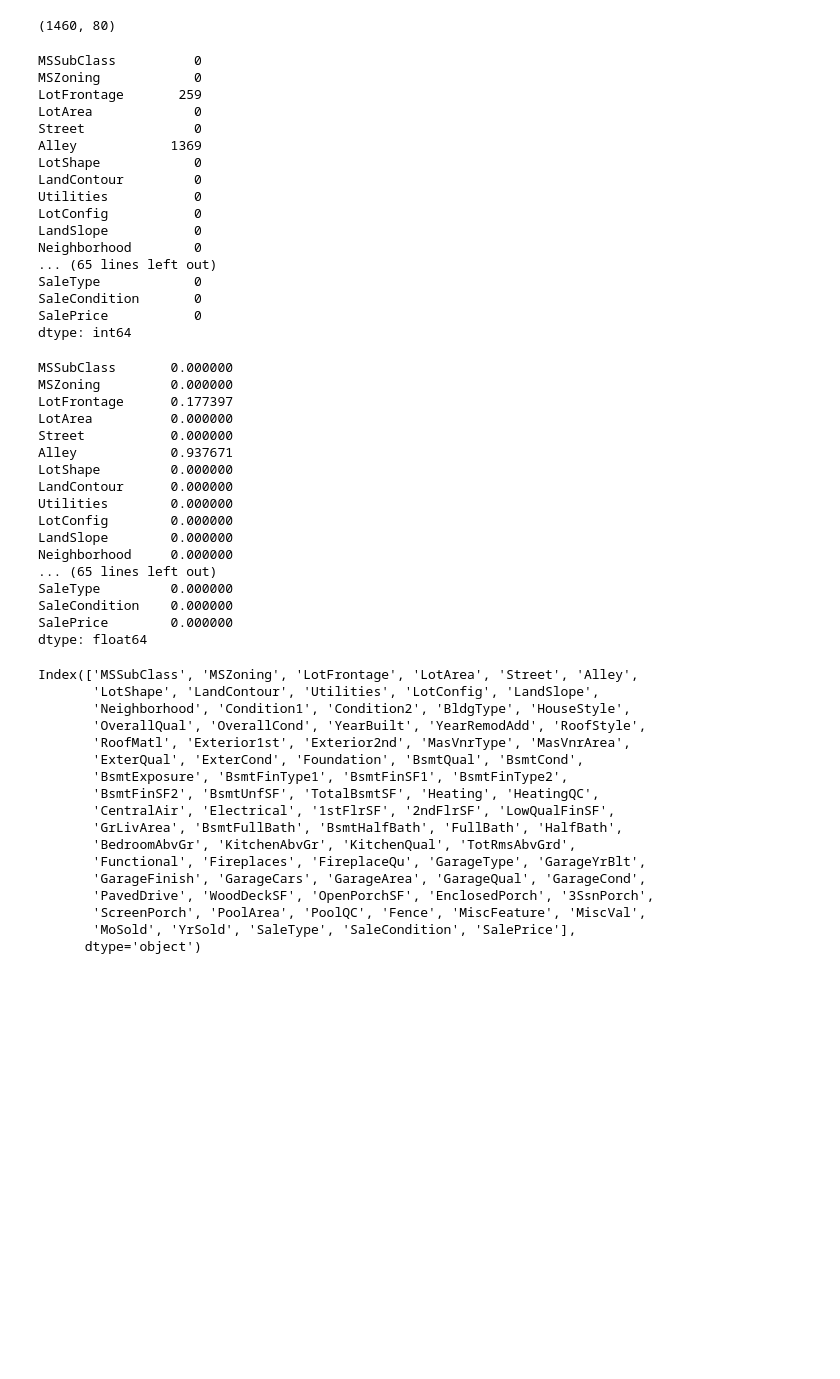
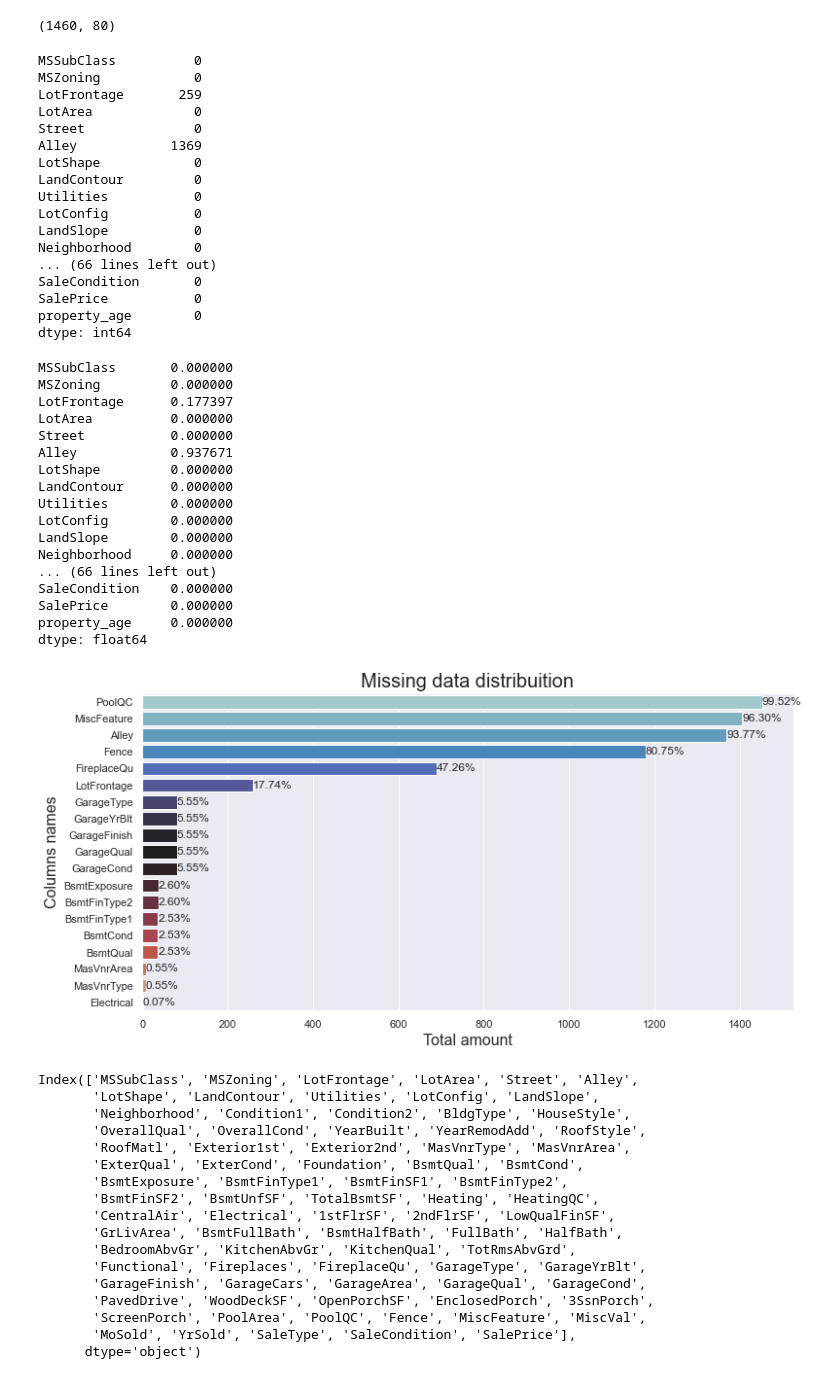
Before and after one commit to Guilhermedbs/House-Prices, a Jupyter notebook: House prices.ipynb, the cells around one changed output. Cells and saved outputs as stored; diff of their text form; code cells hidden in the pictures; blank space fills up the shorter version.

```diff
--- a/House prices.ipynb
+++ b/House prices.ipynb
@@ -72,7 +72,8 @@ pd.set_option('display.max_columns',None)
 pd.set_option('display.max_rows',None)
 # %%
 # Checking for null values in the dataset
-df.isnull().sum()
+missing_data_size = df.isnull().sum()
+missing_data_size
 # %% [output]
 MSSubClass          0
 MSZoning            0
@@ -86,14 +87,14 @@ Utilities           0
 LotConfig           0
 LandSlope           0
 Neighborhood        0
-... (65 lines left out)
-SaleType            0
+... (66 lines left out)
 SaleCondition       0
 SalePrice           0
+property_age        0
 dtype: int64
 # %%
 # Analyzing the percentage of null values
-missing_percentage = (df.isnull().sum()/ len(df))
+missing_percentage = ((missing_values)/ len(df))
 missing_percentage
 # %% [output]
 MSSubClass       0.000000
@@ -108,11 +109,35 @@ Utilities        0.000000
 LotConfig        0.000000
 LandSlope        0.000000
 Neighborhood     0.000000
-... (65 lines left out)
-SaleType         0.000000
+... (66 lines left out)
 SaleCondition    0.000000
 SalePrice        0.000000
+property_age     0.000000
 dtype: float64
+# %%
+def missing_data(df):
+    missing_data_size = df.isnull().sum()
+    missing_data_columns = (
+                  (missing_data_size[missing_data_size > 0]
+                  ).sort_values(ascending=False).to_frame(name='Count')
+      )
+    missing_data_columns = (
+                  missing_data_columns.assign(
+                  Column=missing_data_columns.index
+                  )
+      ).reset_index(drop=True)
+
+    plt.figure(figsize=(12, 6))
+    ax = sns.barplot(data=missing_data_columns, x='Count', y='Column',palette='icefire')
+    ax.bar_label(ax.containers[0], labels=[f"{i:.2f}%" for i in missing_data_columns.Count.astype(int) / len(df) * 100])
+    plt.title("Missing data distribuition", fontsize=20)
+    plt.xlabel('Total amount', fontsize=16)
+    plt.ylabel('Columns names', fontsize=16)
+    plt.show()
+# %%
+missing_data(df)
+# %% [output]
+[figure, added]
 # %%
 # restore to the default settings
 pd.reset_option('display.max_rows')
```
Also changed, not shown: parts of 31 cells of this notebook.
